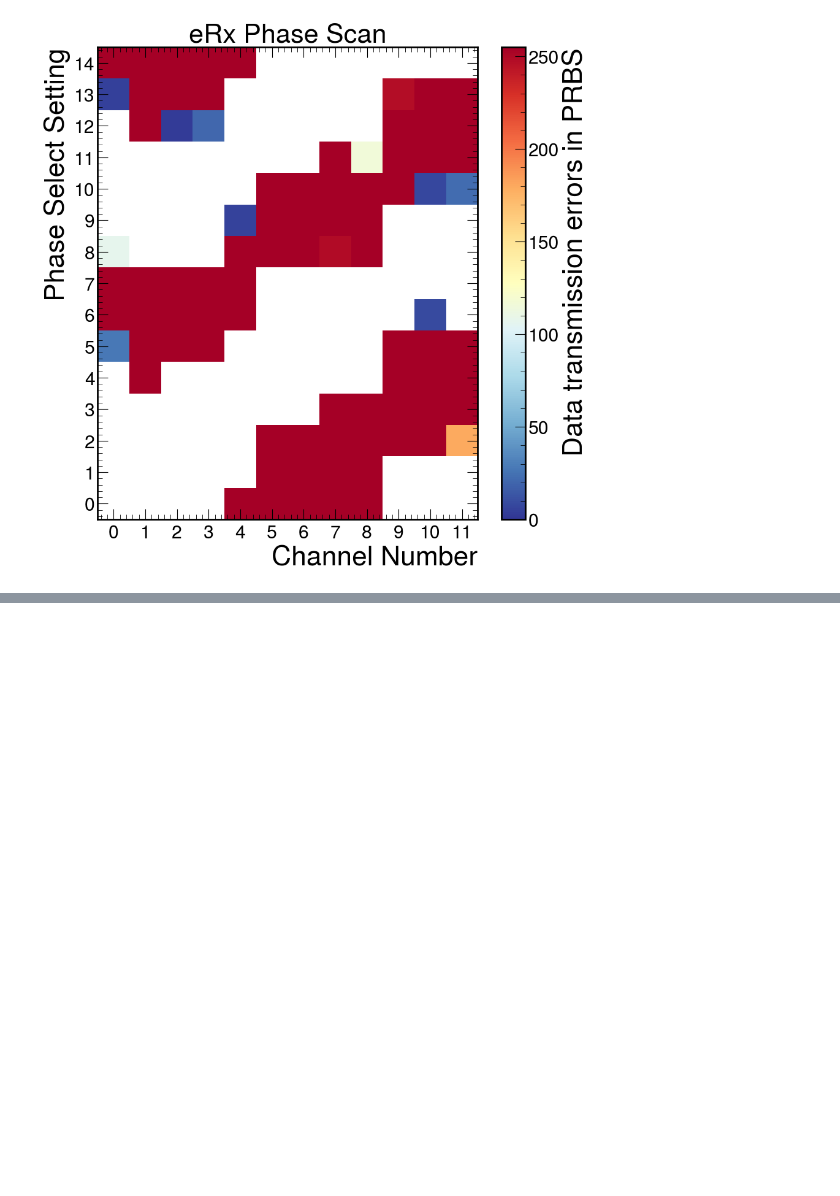
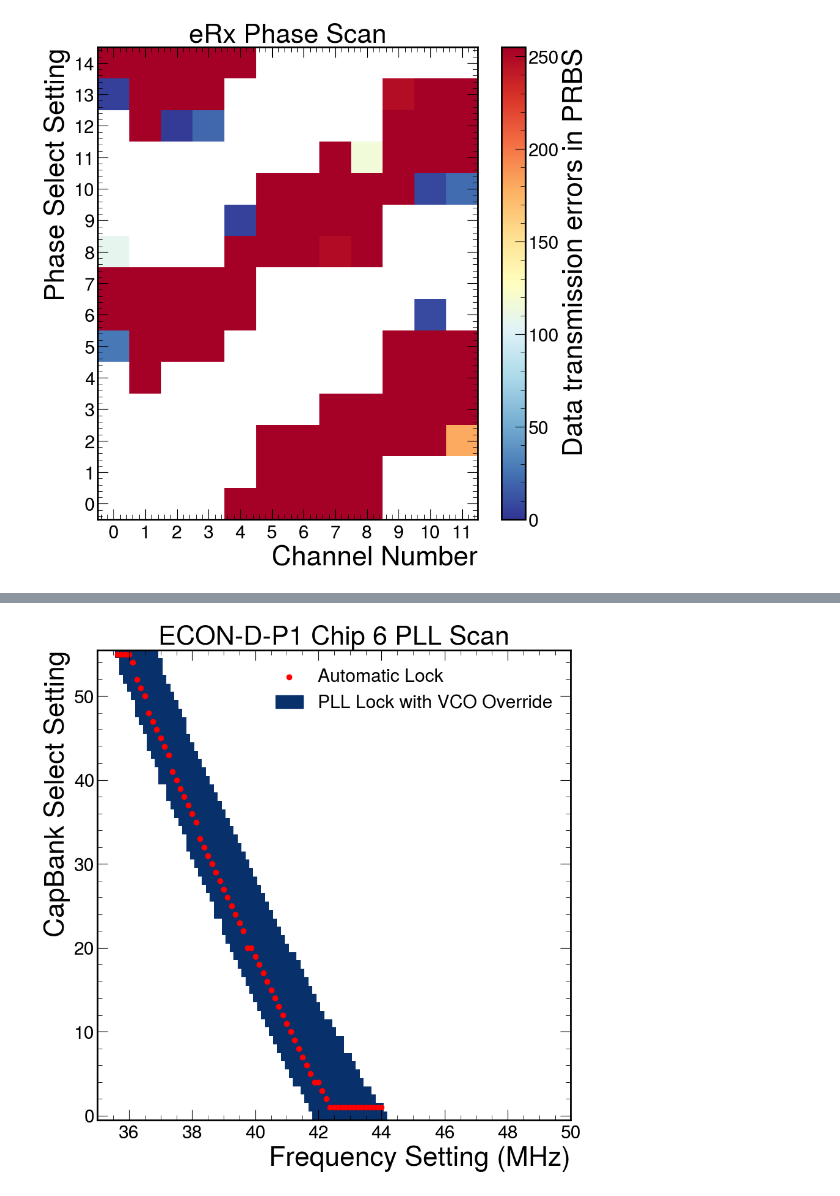
Before and after one commit to dnoonan08/econ_plotting, a Jupyter notebook: ExamplePlots.ipynb, the cells around one changed output, grey strips where cells are left out. Drawn from its saved outputs; the diff is of its cells as text; code cells hidden in the pictures; blank space fills up the shorter version.

```diff
--- a/ExamplePlots.ipynb
+++ b/ExamplePlots.ipynb
@@ -7,0 +15,7 @@ f
+# %%
+f=pll_scan_plots(fname='exampleData/PLL',
+                 title="ECON-D-P1 Chip 6 PLL Scan",
+                 ECOND=True)
+f
+# %% [output]
+[figure, added]
```
Also changed, not shown: parts of 2 cells of this notebook, 3 other files.
